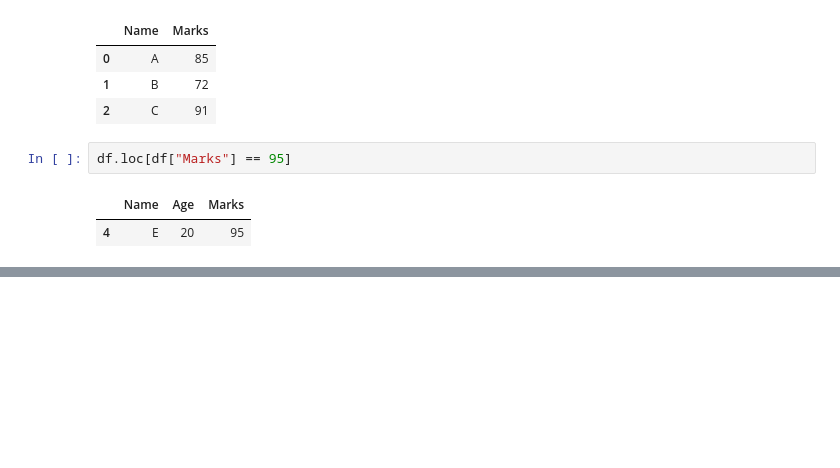
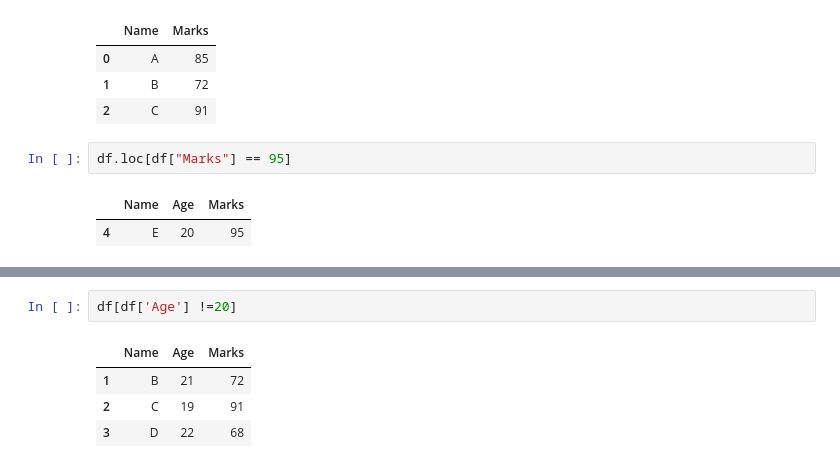
Before and after one commit to Rishabhp22/Python_Revision, a Jupyter notebook: Day18.ipynb, the cells around one changed output, grey strips where cells are left out. Cells and saved outputs as stored; diff of their text form; blank space fills up the shorter version.

```diff
--- a/Day18.ipynb
+++ b/Day18.ipynb
@@ -233,0 +313,7 @@ df.loc[df["Marks"] == 95]
+# %%
+df[df['Age'] !=20]
+# %% [output]
+|  | Name | Age | Marks |
+| 1 | B | 21 | 72 |
+| 2 | C | 19 | 91 |
+| 3 | D | 22 | 68 |
```
Also changed, not shown: parts of 15 cells of this notebook, 1 other file.
